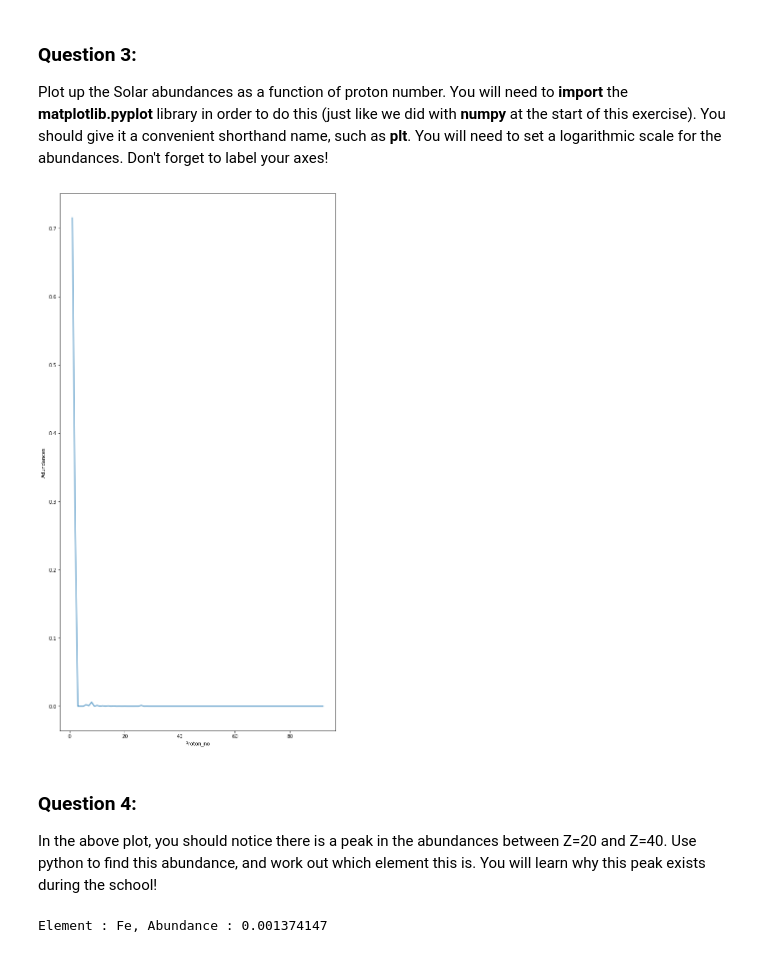
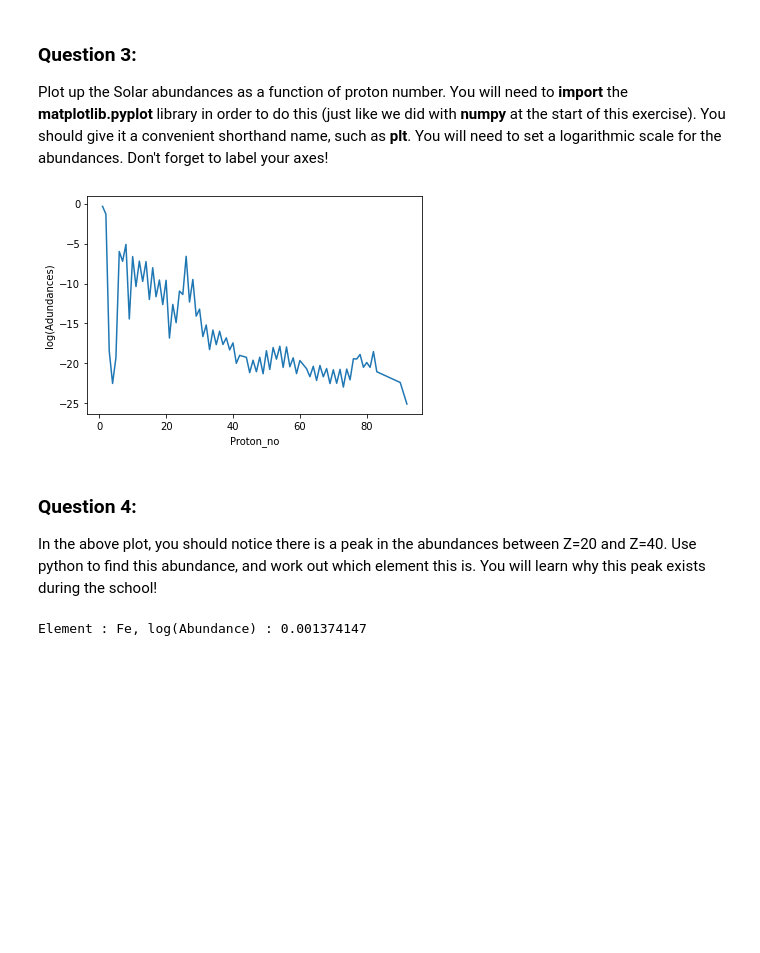
Before and after one commit to itzmeowww/ThaiPASS2021, a Jupyter notebook: Pre-tasks/ThaiPASS_student.ipynb, the cells around one changed output. Cells and saved outputs as stored; diff of their text form; code cells hidden in the pictures; blank space fills up the shorter version.

```diff
--- a/Pre-tasks/ThaiPASS_student.ipynb
+++ b/Pre-tasks/ThaiPASS_student.ipynb
@@ -94,23 +94,25 @@ U
 Plot up the Solar abundances as a function of proton number. You will need to **import** the **matplotlib.pyplot** library in order to do this (just like we did with **numpy** at the start of this exercise). You should give it a convenient shorthand name, such as **plt**. You will need to set a logarithmic scale for the abundances. Don't forget to label your axes!
 # %%
 import matplotlib.pyplot as plt
-plt.figure(figsize=(10,20))
-plt.plot(Proton_no,Abundance)
+
+# plt.figure(figsize=(10,20))
+logAbun = [np.log(val) for val in Abundance]
+plt.plot(Proton_no,logAbun)
 plt.xlabel("Proton_no")
-plt.ylabel("Adundances")
+plt.ylabel("log(Adundances)")
 plt.show()
 # %% [output]
-[figure, old version]
+[figure, new version]
 # %% [markdown]
 ### Question 4:
 
 In the above plot, you should notice there is a peak in the abundances between Z=20 and Z=40. Use python to find this abundance, and work out which element this is. You will learn why this peak exists during the school!
 # %%
-max_abun = 0
+max_abun = -25
 max_idx = []
 for i,z in enumerate(Proton_no):
     if z >= 20 and z <= 40:
-        abun = Abundance[i]
+        abun = logAbun[i]
         if abun > max_abun:
             max_abun = abun
             max_idx.clear()
@@ -119,6 +121,6 @@ for i,z in enumerate(Proton_no):
             max_idx.append(i)
 
 for idx in max_idx:
-    print("Element : " + str(Element[idx]) + ", Abundance : " + str(Abundance[idx]))
+    print("Element : " + str(Element[idx]) + ", log(Abundance) : " + str(Abundance[idx]))
 # %% [output]
-Element : Fe, Abundance : 0.001374147
+Element : Fe, log(Abundance) : 0.001374147
```
Also changed, not shown: parts of 1 cell of this notebook.
